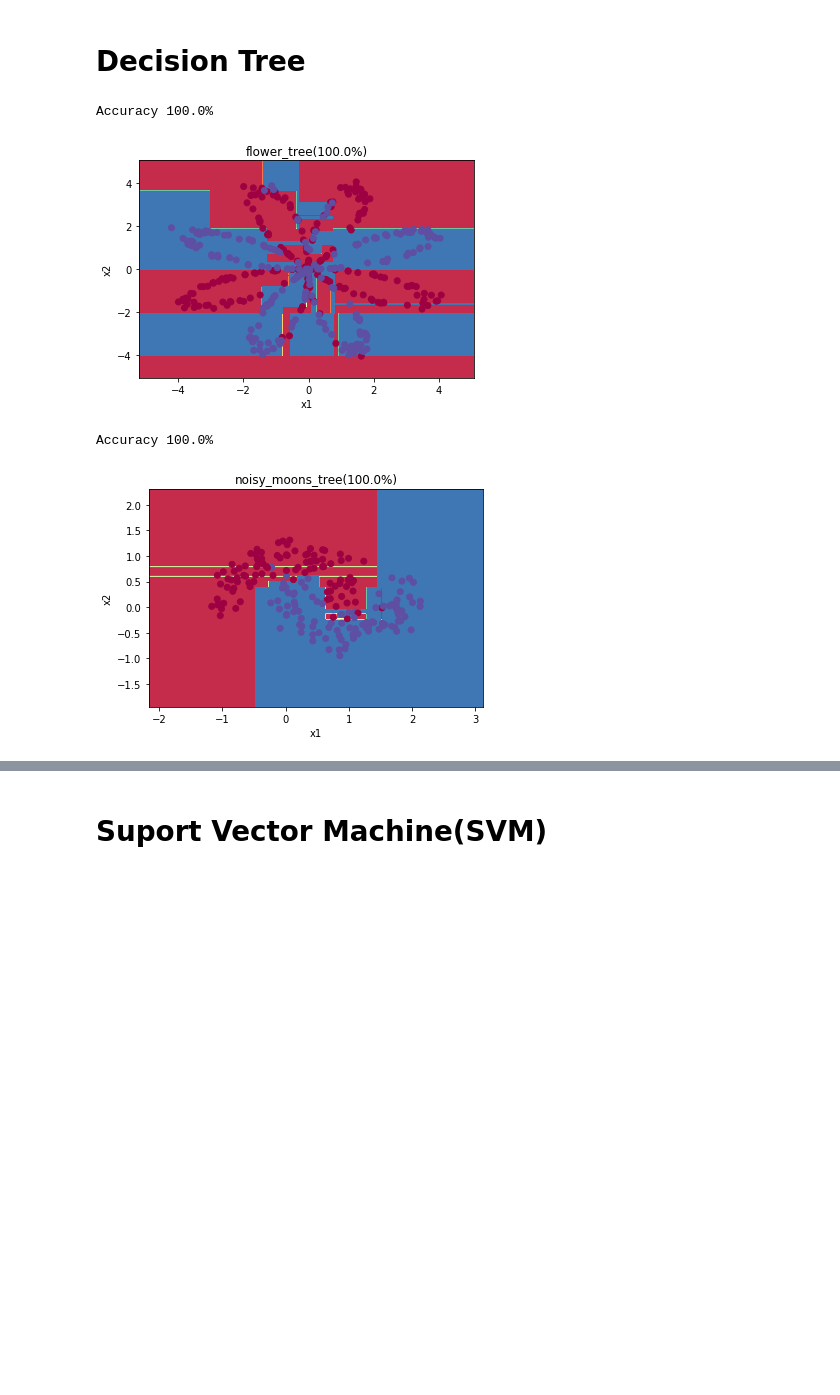
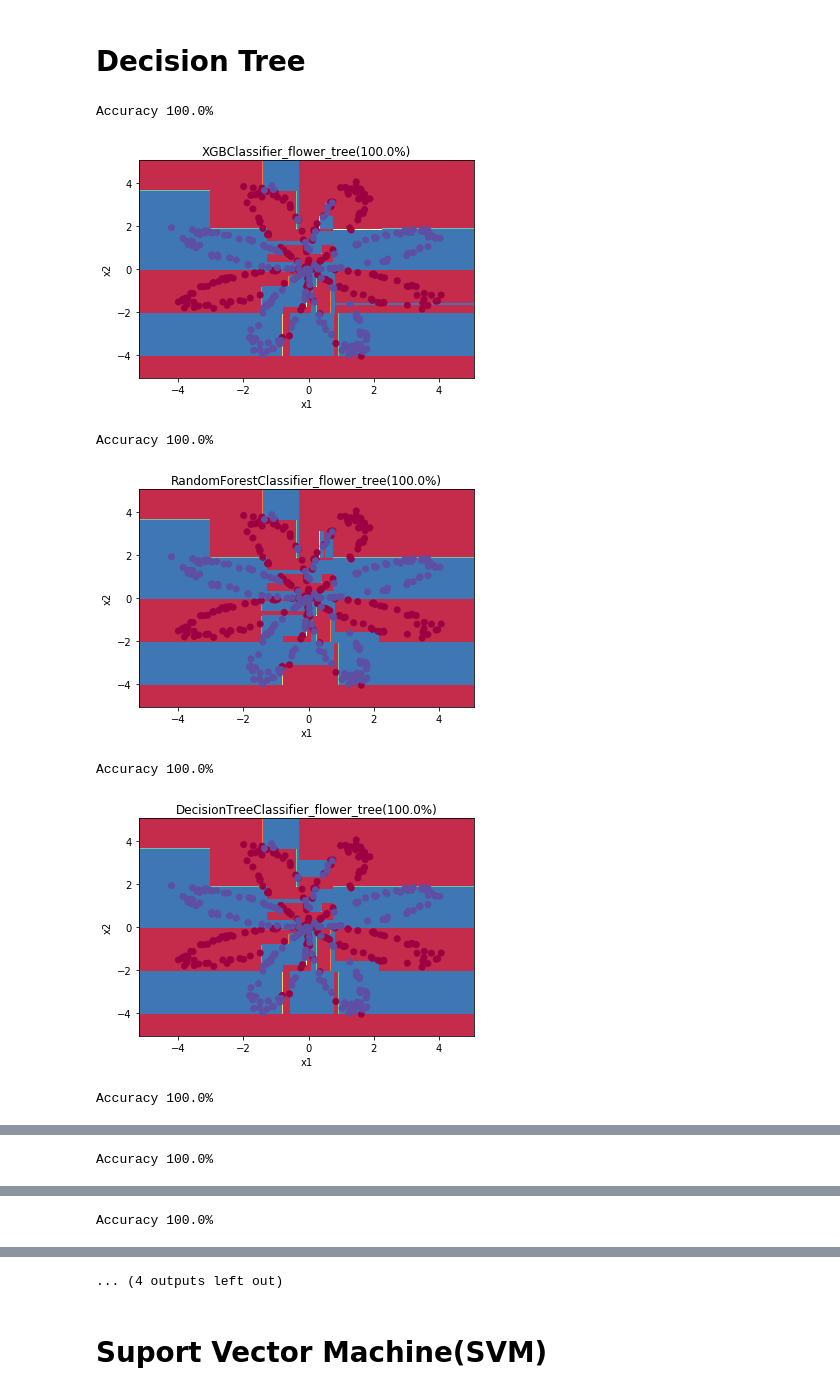
Before and after one commit to GoatWang/ithome_ironman, a Jupyter notebook: day27_Classification_Theory/Classfication_Theory.ipynb, the cells around one changed output, grey strips where cells are left out. Drawn from its saved outputs; the diff is of its cells as text; code cells hidden in the pictures; blank space fills up the shorter version.

```diff
--- a/day27_Classification_Theory/Classfication_Theory.ipynb
+++ b/day27_Classification_Theory/Classfication_Theory.ipynb
@@ -75,19 +80,30 @@ Accuracy 87.0%
 # %% [markdown]
 # Decision Tree
 # %%
+clfs={
+"DecisionTreeClassifier":DecisionTreeClassifier,
+"RandomForestClassifier":RandomForestClassifier,
+"AdaBoostClassifier":AdaBoostClassifier,
+"XGBClassifier":XGBClassifier
+}
 for name, X, Y in datas:
-    clf = DecisionTreeClassifier()
-    clf.fit(X, Y)
+    for clf_name, clf in clfs.items():
+        clf = DecisionTreeClassifier()
 
-    y_pred = clf.predict(X)
-    print('Accuracy',  str((Y == y_pred).sum()/ X.shape[0]*100)+"%")
+        clf.fit(X, Y)
 
-    plot_decision_boundary(lambda x: clf.predict(x), X.T, Y)
-    plt.title(name+'_tree(' + str((Y == y_pred).sum()/ X.shape[0]*100)+"%)")
-    plt.savefig(os.path.join('pic', name+'_tree'))
-    plt.show()
+        y_pred = clf.predict(X)
+        print('Accuracy',  str((Y == y_pred).sum()/ X.shape[0]*100)+"%")
+
+        plot_decision_boundary(lambda x: clf.predict(x), X.T, Y)
+        plt.title(clf_name + "_" + name +'_tree(' + str((Y == y_pred).sum()/ X.shape[0]*100)+"%)")
+        plt.savefig(os.path.join('pic', clf_name + "_" + name+'_tree'))
+        plt.show()
 # %% [output]
 Accuracy 100.0%
-[figure, old version]
+[figure, new version]
 Accuracy 100.0%
-[figure, old version]
+[figure, new version]
+Accuracy 100.0%
+[figure, added]
+Accuracy 100.0%
@@ -93,0 +111 @@ Accuracy 100.0%
+Accuracy 100.0%
@@ -93,0 +113 @@ Accuracy 100.0%
+Accuracy 100.0%
@@ -94,3 +115,4 @@ Accuracy 100.0%
+... (4 outputs left out)
 # %% [markdown]
 # Suport Vector Machine(SVM)
 # %%
```
Also changed, not shown: parts of 4 cells of this notebook, 32 other files.
